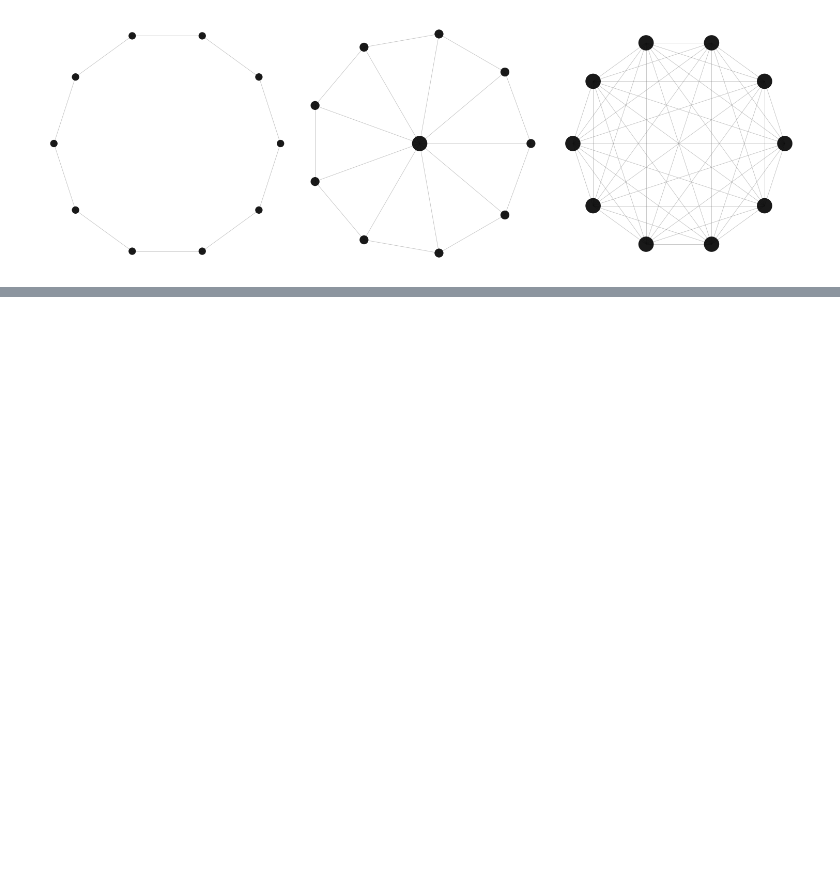
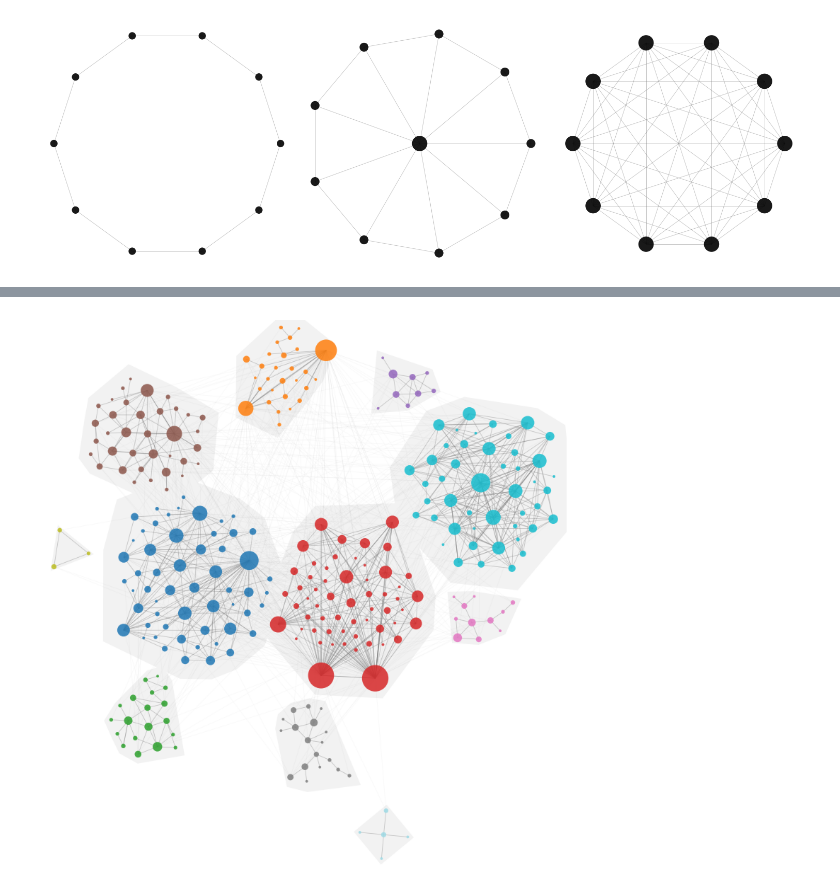
Before and after one commit to IgnacioOQ/e_network_inequality, a Jupyter notebook: playground_hein.ipynb, the cells around one changed output, grey strips where cells are left out. Drawn from its saved outputs; the diff is of its cells as text; code cells hidden in the pictures; blank space fills up the shorter version.

```diff
--- a/playground_hein.ipynb
+++ b/playground_hein.ipynb
@@ -206,0 +401,14 @@ plt.show()
+# %%
+# Same cluster layout, but colored by community -- optional alternative to the
+# black version above, for when cluster identity needs to be unambiguous
+# (e.g. talks/exploration) rather than matching the black print style.
+fig, ax = plt.subplots(figsize=(10, 8))
+visualize_network(
+    tobacco_network, ax, node_size_base=_simple_base, node_size_scale=_tobacco_node_size_scale,
+    use_cluster_layout=True, shade_communities=True, color_by_community=True,
+)
+plt.tight_layout()
+plt.savefig("results/tobacco_network_clusters_colored.png", dpi=300, bbox_inches="tight")
+plt.show()
+# %% [output]
+[figure, added]
```
Also changed, not shown: parts of 12 cells of this notebook, 3 other files.
